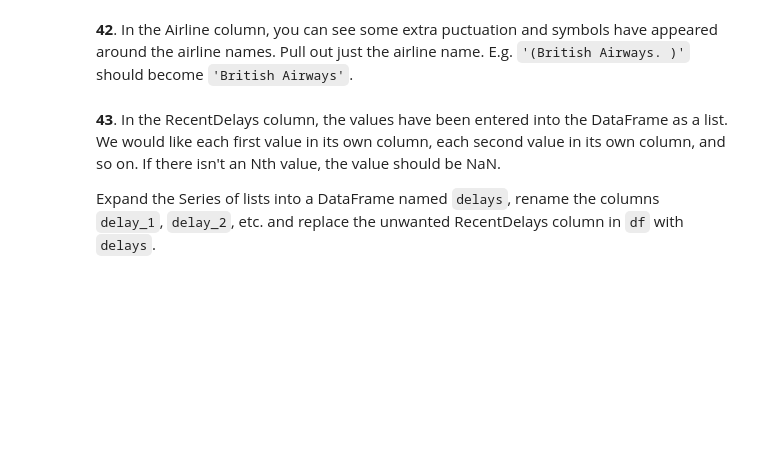
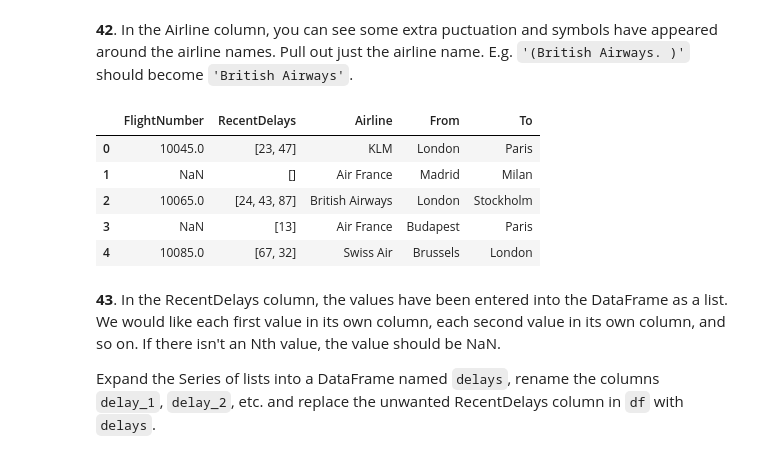
Before and after one commit to Gawasinspire/StriveSchool, a Jupyter notebook: day7/100-pandas-puzzles.ipynb, the cells around one changed output. Drawn from its saved outputs; the diff is of its cells as text; code cells hidden in the pictures; blank space fills up the shorter version.

```diff
--- a/day7/100-pandas-puzzles.ipynb
+++ b/day7/100-pandas-puzzles.ipynb
@@ -757,5 +784,15 @@ AttributeError: 'DataFrame' object has no attribute 'From_To'
 # %% [markdown]
 **42**. In the Airline column, you can see some extra puctuation and symbols have appeared around the airline names. Pull out just the airline name. E.g. `'(British Airways. )'` should become `'British Airways'`.
+# %%
+df1['Airline'] = df1['Airline'].str.extract('([a-zA-Z\s]+)', expand=False).str.strip() # extract only alphabets
+df1
+# %% [output]
+|  | FlightNumber | RecentDelays | Airline | From | To |
+| 0 | 10045.0 | [23, 47] | KLM | London | Paris |
+| 1 | NaN | [] | Air France | Madrid | Milan |
+| 2 | 10065.0 | [24, 43, 87] | British Airways | London | Stockholm |
+| 3 | NaN | [13] | Air France | Budapest | Paris |
+| 4 | 10085.0 | [67, 32] | Swiss Air | Brussels | London |
 # %% [markdown]
 **43**. In the RecentDelays column, the values have been entered into the DataFrame as a list. We would like each first value in its own column, each second value in its own column, and so on. If there isn't an Nth value, the value should be NaN.
 
```
Also changed, not shown: parts of 4 cells of this notebook, 1 other file.
